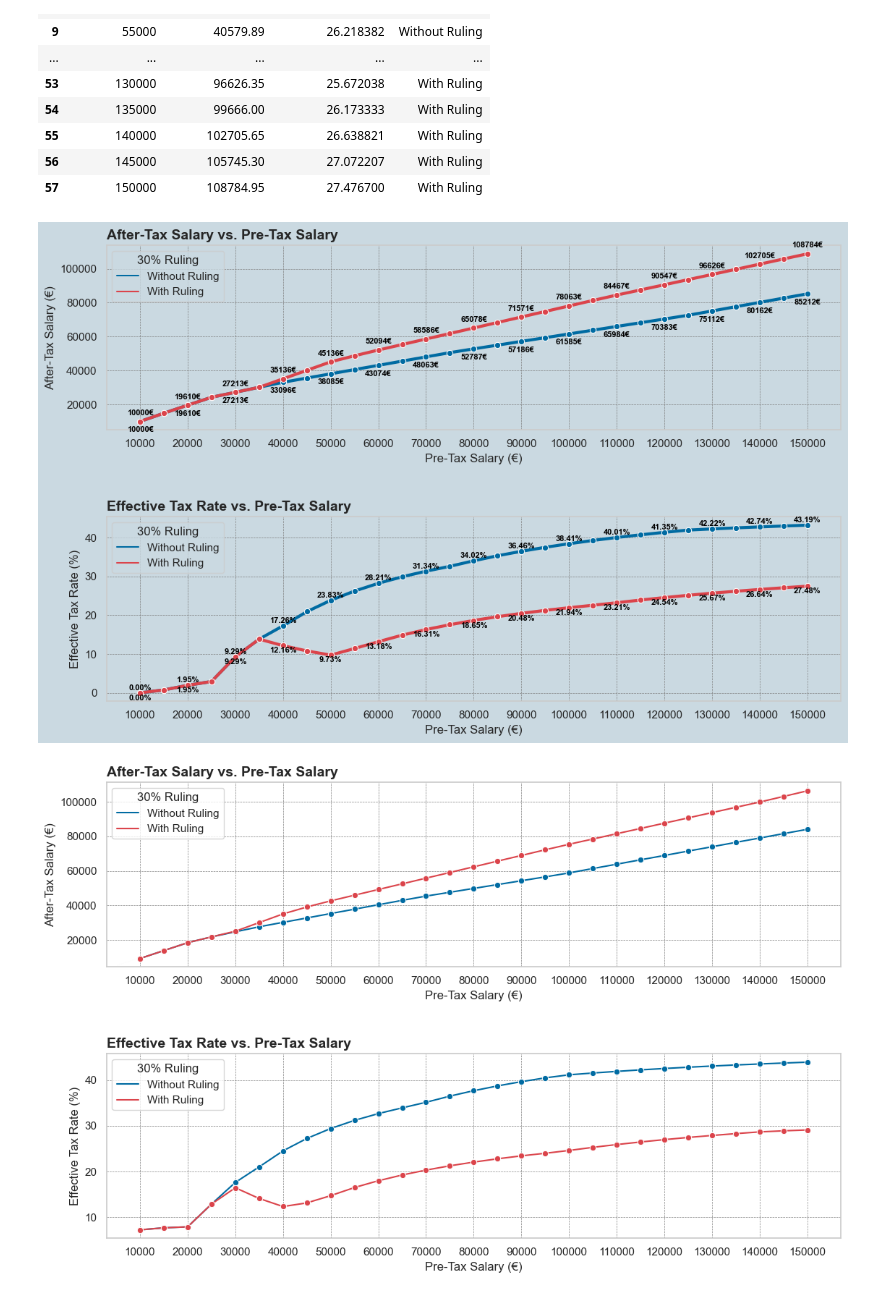
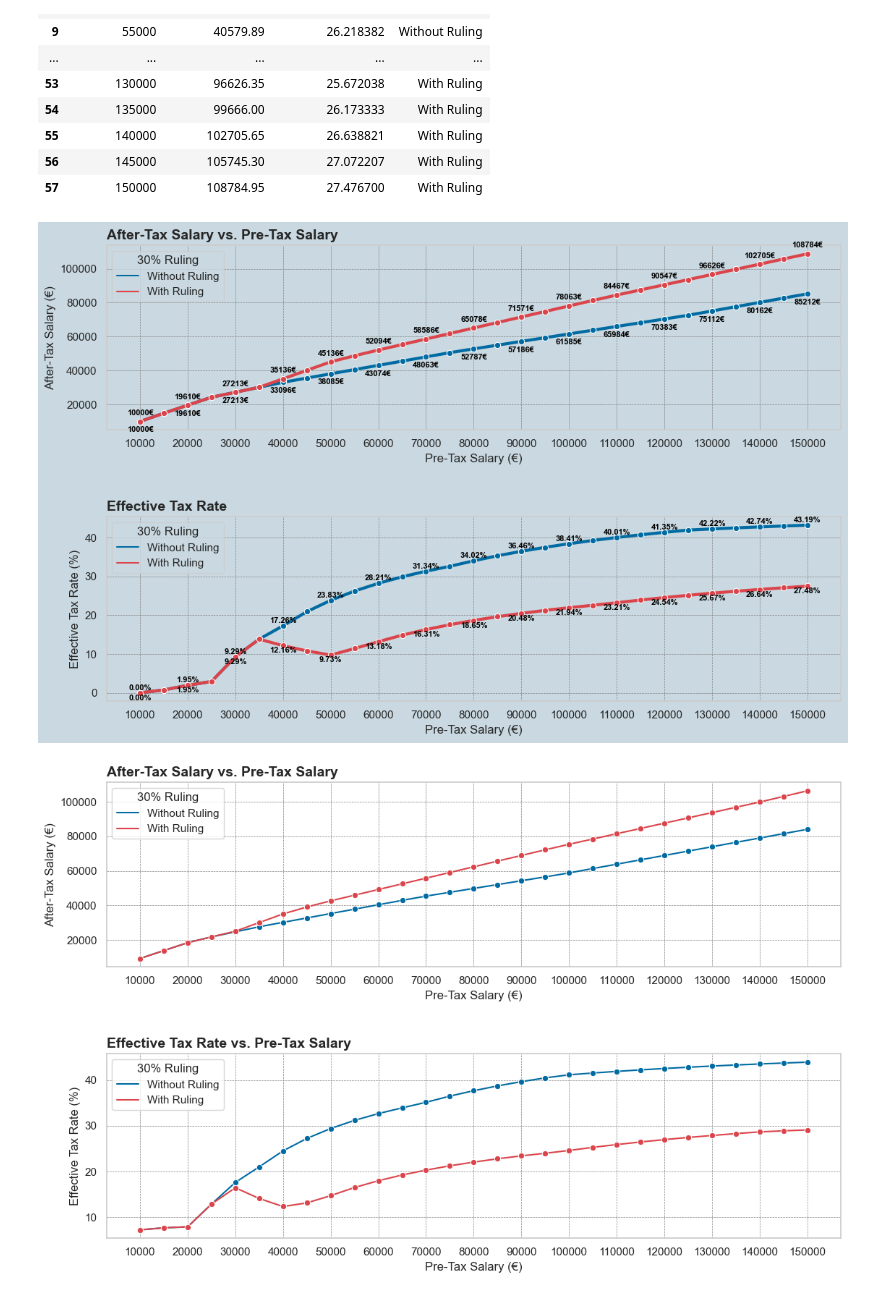
Before and after one commit to zjplab/Dutch-Income-Tax-Calculator, a Jupyter notebook: src/research/tax rate.ipynb, the cells around one changed output. Drawn from its saved outputs; the diff is of its cells as text; code cells hidden in the pictures.

Commit message:
change title

```diff
--- a/src/research/tax rate.ipynb
+++ b/src/research/tax rate.ipynb
@@ -80,35 +80,35 @@ legend.get_frame().set_facecolor(bg_color)
 plt.grid(True, which='major', linestyle='--', linewidth='0.5', color='grey')
 plt.xticks(ticks=np.arange(10000, 160000, 10000))
 plt.minorticks_off()
 
 # Annotations for 'After-Tax Salary' plot
 for ruling, adjust in zip(['With Ruling', 'Without Ruling'], [-y_offset_after_tax, y_offset_after_tax]):
     ruling_df = df[df['30% Ruling'] == ruling]
     for x, y in ruling_df[ruling_df['Pre-Tax Salary'] % 10000 == 0].groupby('Pre-Tax Salary')['After-Tax Salary'].mean().items():
         ax1.text(x, y - adjust, f"{int(y)}€", verticalalignment='center', horizontalalignment='center', color='black', fontsize=8, fontweight='bold')
 
 # Effective Tax Rate Plot
 ax2 = plt.subplot(2, 1, 2, facecolor=bg_color)
 sns.lineplot(x='Pre-Tax Salary', y='Effective Tax Rate', hue='30% Ruling', data=df, palette=['#006BA2', '#DB444B'], marker='o', linewidth=3)
-plt.title('Effective Tax Rate vs. Pre-Tax Salary', fontsize=14, fontweight='bold', loc='left')
+plt.title('Effective Tax Rate', fontsize=14, fontweight='bold', loc='left')
 plt.xlabel('Pre-Tax Salary (€)')
 plt.ylabel('Effective Tax Rate (%)')
 legend = plt.legend(title='30% Ruling')
 legend.get_frame().set_facecolor(bg_color)
 plt.grid(True, which='major', linestyle='--', linewidth='0.5', color='grey')
 plt.xticks(ticks=np.arange(10000, 160000, 10000))
 plt.minorticks_off()
 
 # Annotations for 'Effective Tax Rate' plot
 for ruling, adjust in zip(['With Ruling', 'Without Ruling'], [y_offset_effective_tax, -y_offset_effective_tax]):
     ruling_df = df[df['30% Ruling'] == ruling]
     for x, rate in ruling_df[ruling_df['Pre-Tax Salary'] % 10000 == 0].groupby('Pre-Tax Salary')['Effective Tax Rate'].mean().items():
         ax2.text(x, rate - adjust, f"{rate:.2f}%", verticalalignment='center', horizontalalignment='center', color='black', fontsize=8, fontweight='bold')
 
 plt.tight_layout(pad=3.0)
 plt.show()
 # %% [output]
-[figure, old version]
+[figure, new version]
 # %%
 import numpy as np
 import pandas as pd
```
